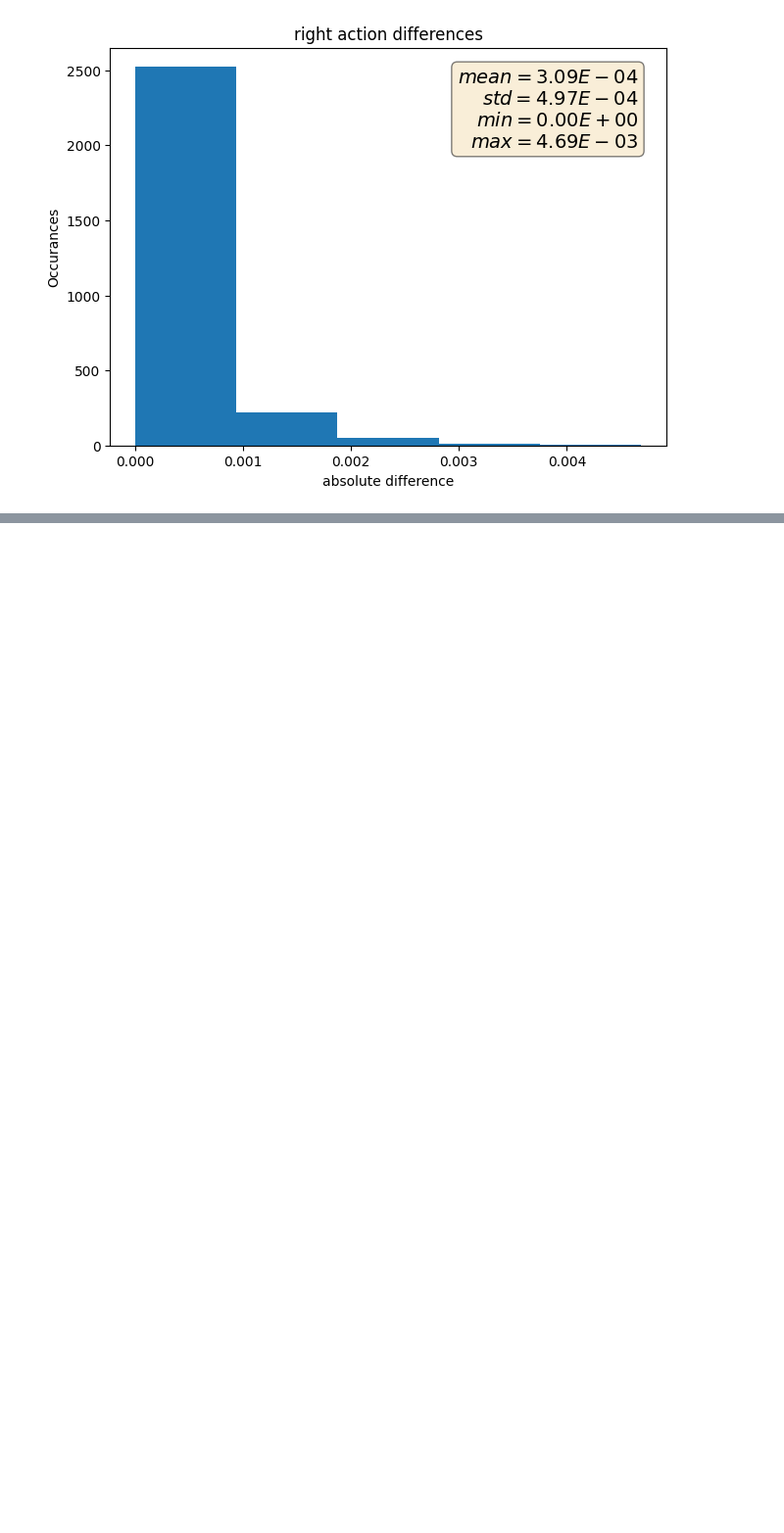
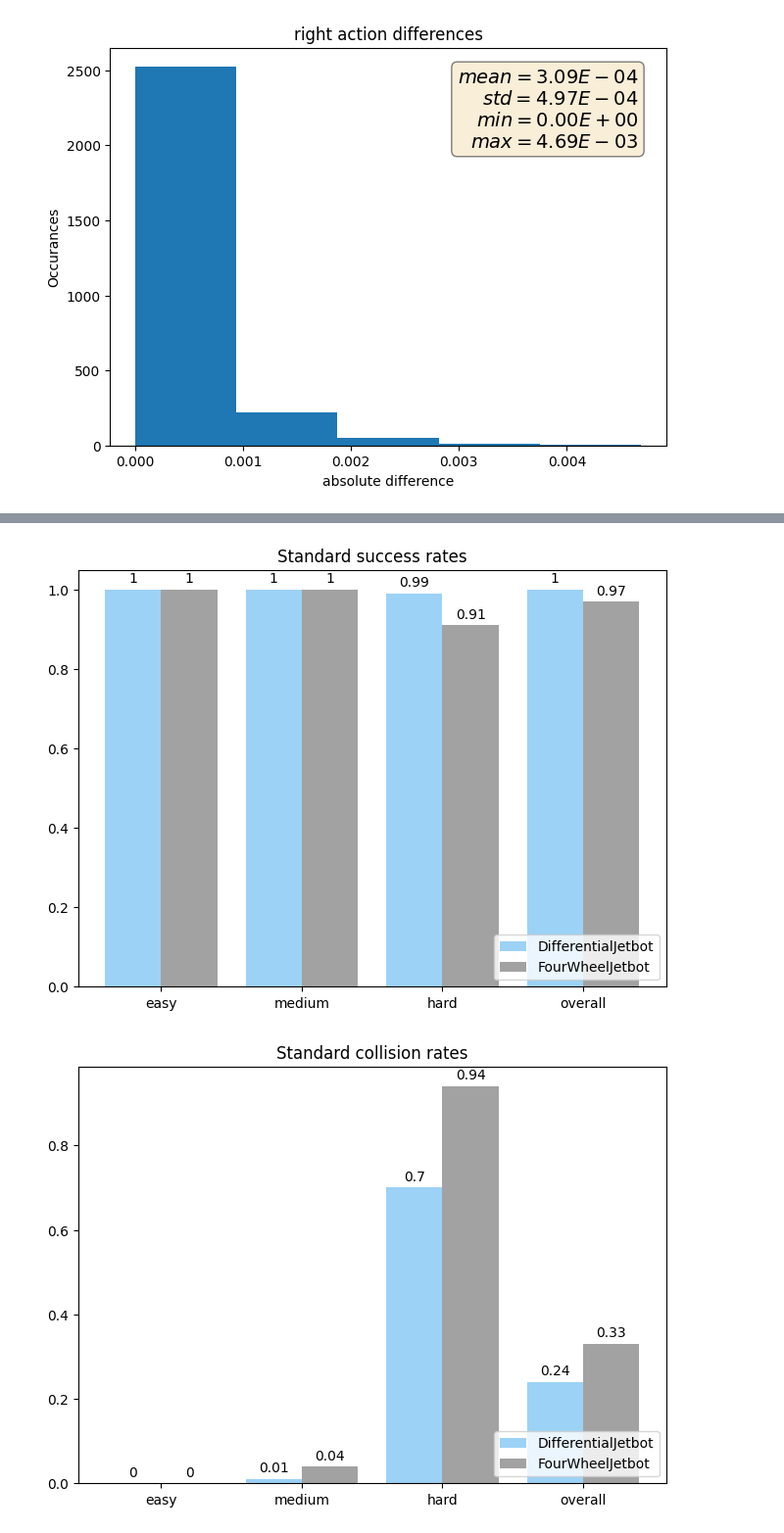
Before and after one commit to geschnee/carsim-rl-cnn, a Jupyter notebook: python/eval_and_replay_analysis.ipynb, the cells around one changed output, grey strips where cells are left out. Shown at 98% size. Cells and saved outputs as stored; diff of their text form; code cells hidden in the pictures; blank space fills up the shorter version.

```diff
--- a/python/eval_and_replay_analysis.ipynb
+++ b/python/eval_and_replay_analysis.ipynb
@@ -625,0 +803,7 @@ average success_rate for standard: 0.12333333333333334
+# %%
+for analyse_results_dir in jetbot_generalization_dirs:
+    light_setting_success_rates_bar_plot_fourWheelJetbot_compare(analyse_results_dir, "standard", "Success rates")
+    light_setting_collision_rates_bar_plot_fourWheelJetbot_compare(analyse_results_dir, "standard", "Collision rates")
+# %% [output]
+[figure, added]
+[figure, added]
```
Also changed, not shown: parts of 12 cells of this notebook, 4 other files.
